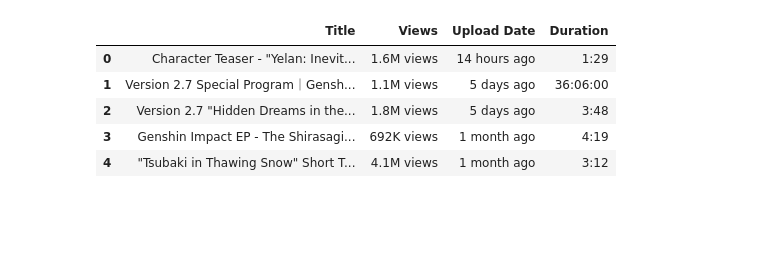
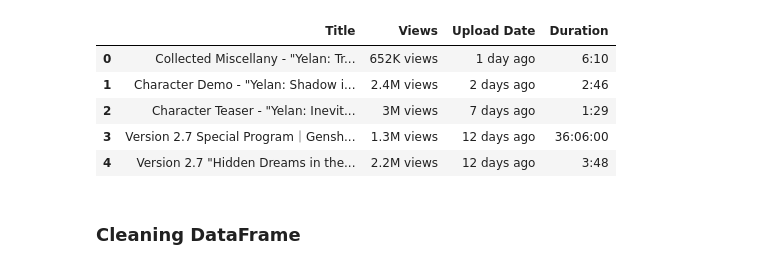
Before and after one commit to leelina024/genshin-yt-analysis, a Jupyter notebook: Youtube_Scrape_Main.ipynb, the cells around one changed output. Saved outputs shown, nothing was run; the diff lists cells and outputs as text; code cells hidden in the pictures; blank space fills up the shorter version.

Commit message:
Final dataframe
Final cleaned and transformed dataframe along with csv. Ready for analysis.

```diff
--- a/Youtube_Scrape_Main.ipynb
+++ b/Youtube_Scrape_Main.ipynb
@@ -59,14 +69,16 @@ genshin_df.to_csv(r'C:\Users\Roast\Desktop\genshin_yt.csv', index = False, heade
 # %%
 # Importing fixed csv file
-genshin_df1 = pd.read_csv(r'C:\Users\roast\Downloads\genshin_yt.csv')
+genshin_df1 = pd.read_csv(r'C:\Users\Roast\Desktop\genshin_yt.csv')
 genshin_df1.head(5)
 # %% [output]
 |  | Title | Views | Upload Date | Duration |
-| 0 | Character Teaser - "Yelan: Inevit... | 1.6M views | 14 hours ago | 1:29 |
-| 1 | Version 2.7 Special Program｜Gensh... | 1.1M views | 5 days ago | 36:06:00 |
-| 2 | Version 2.7 "Hidden Dreams in the... | 1.8M views | 5 days ago | 3:48 |
-| 3 | Genshin Impact EP - The Shirasagi... | 692K views | 1 month ago | 4:19 |
-| 4 | "Tsubaki in Thawing Snow" Short T... | 4.1M views | 1 month ago | 3:12 |
+| 0 | Collected Miscellany - "Yelan: Tr... | 652K views | 1 day ago | 6:10 |
+| 1 | Character Demo - "Yelan: Shadow i... | 2.4M views | 2 days ago | 2:46 |
+| 2 | Character Teaser - "Yelan: Inevit... | 3M views | 7 days ago | 1:29 |
+| 3 | Version 2.7 Special Program｜Gensh... | 1.3M views | 12 days ago | 36:06:00 |
+| 4 | Version 2.7 "Hidden Dreams in the... | 2.2M views | 12 days ago | 3:48 |
+# %% [markdown]
+### Cleaning DataFrame
 # %%
 genshin_df1['Title'] = genshin_df1['Title'].astype('string')
 genshin_df1['Views'] = genshin_df1['Views'].astype('string')
```
Also changed, not shown: parts of 25 cells of this notebook, 1 other file.
